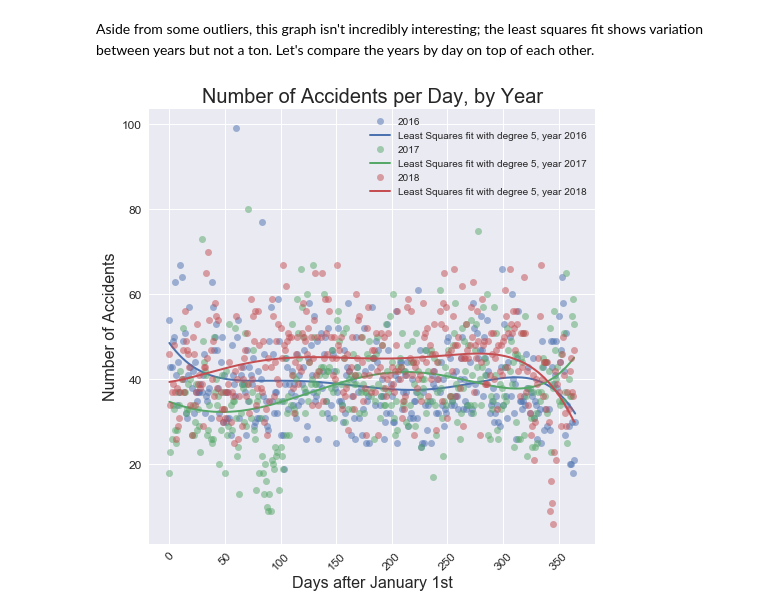
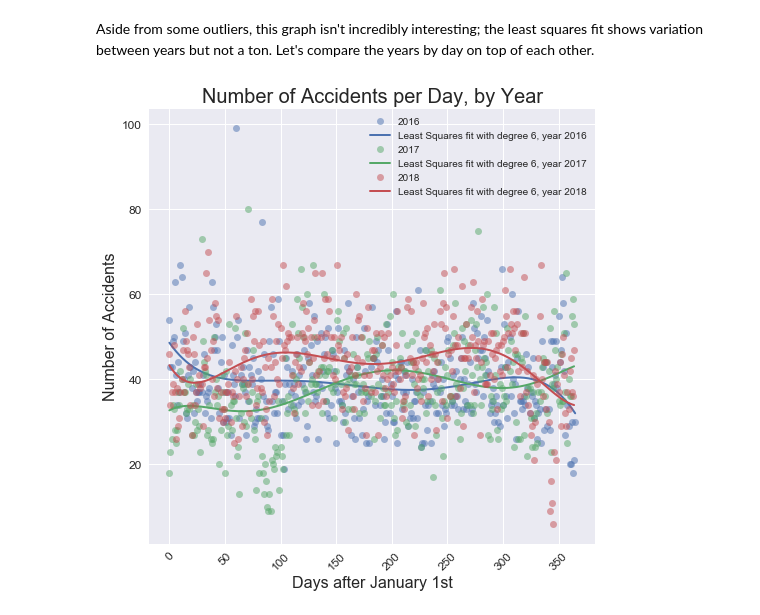
Before and after one commit to tstuessi/weather-impact-analysis, a Jupyter notebook: Local Weather Impact.ipynb, the cells around one changed output. Drawn from its saved outputs; the diff is of its cells as text; code cells hidden in the pictures.

```diff
--- a/Local Weather Impact.ipynb
+++ b/Local Weather Impact.ipynb
@@ -244,17 +245,17 @@ Aside from some outliers, this graph isn't incredibly interesting; the least squ
 # %%
 day_counts_2016 = day_counts[day_counts['CASEDATE_YEAR'] == 2016]
 day_counts_2017 = day_counts[day_counts['CASEDATE_YEAR'] == 2017]
 day_counts_2018 = day_counts[day_counts['CASEDATE_YEAR'] == 2018]
 
 vc_days_2016 = pd.Series(index=day_counts_2016['IDENTIFIER'], data=day_counts_2016[0].values)
 vc_days_2017 = pd.Series(index=day_counts_2017['IDENTIFIER'], data=day_counts_2017[0].values)
 vc_days_2018 = pd.Series(index=day_counts_2018['IDENTIFIER'], data=day_counts_2018[0].values)
 
 year_list = [('2016', vc_days_2016), ('2017', vc_days_2017), ('2018', vc_days_2018)]
 
 utils.plot_days(year_list, 'Number of Accidents per Day, by Year',
-                linewidth=0, marker='o', alpha=.5, fit_trendline=True, deg=5,
+                linewidth=0, marker='o', alpha=.5, fit_trendline=True, deg=6,
                 xlabel='Days after January 1st', ylabel='Number of Accidents')
 plt.show()
 # %% [output]
-[figure, old version]
+[figure, new version]
```
Also changed, not shown: parts of 14 cells of this notebook, 1 other file.
